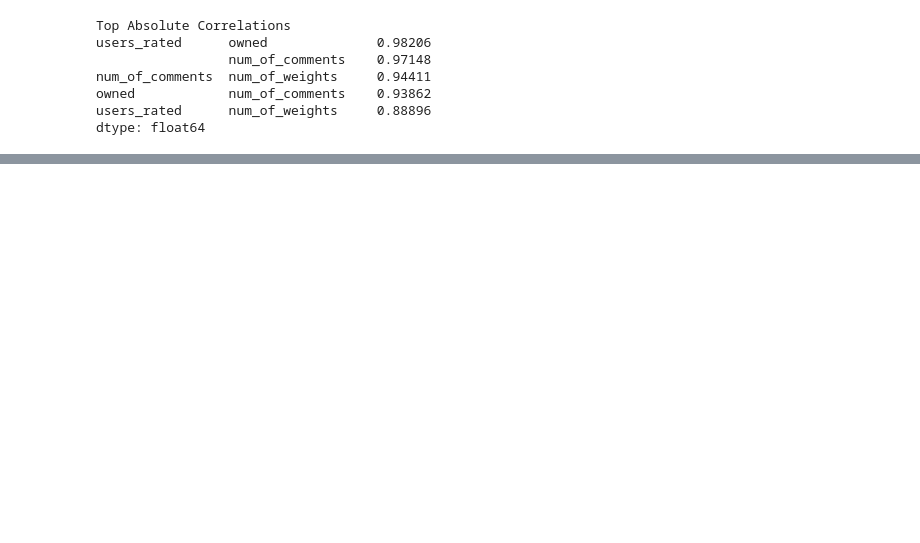
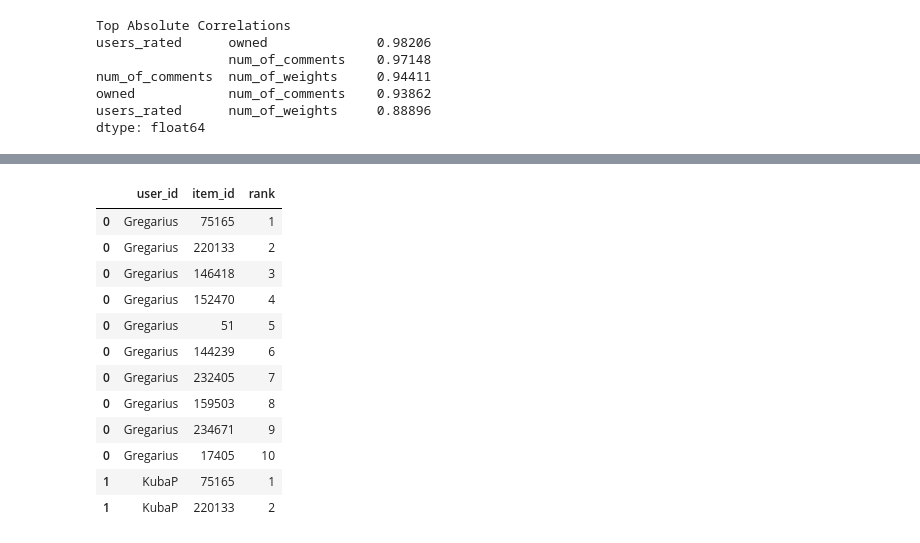
Before and after one commit to e-dracheva/chat-bot_Boardgame_Recommender, a Jupyter notebook: board_game_recommender_notebook.ipynb, the cells around one changed output, grey strips where cells are left out. Drawn from its saved outputs; the diff is of its cells as text; code cells hidden in the pictures; blank space fills up the shorter version.

```diff
--- a/board_game_recommender_notebook.ipynb
+++ b/board_game_recommender_notebook.ipynb
@@ -255,0 +480,13 @@ MAP@10 = 0.031380417300205604
+# %%
+def generate_implicit_recs_mapper(model, train_matrix, N, user_mapping, item_inv_mapping):
+    def _recs_mapper(user):
+        user_id = user_mapping[user]
+        recs = model.recommend(user_id,
+                               train_matrix,
+                               N=N,
+                               filter_already_liked_items=True)
+        return [item_inv_mapping[item] for item in recs[0]]
+    return _recs_mapper
+# %%
+mapper = generate_implicit_recs_mapper(cosine_model, train_mat, top_N, users_mapping, items_inv_mapping)
+mapper
@@ -255,0 +495,5 @@ MAP@10 = 0.031380417300205604
+# %%
+%time
+recs = pd.DataFrame({'user_id': test['user_id'].unique()})
+recs['item_id'] = recs['user_id'].map(mapper)
+recs
@@ -255,0 +516,18 @@ MAP@10 = 0.031380417300205604
+# %%
+recs = recs.explode('item_id')
+recs['rank'] = recs.groupby('user_id').cumcount() + 1
+recs.head(top_N + 2)
+# %% [output]
+|  | user_id | item_id | rank |
+| 0 | Gregarius | 75165 | 1 |
+| 0 | Gregarius | 220133 | 2 |
+| 0 | Gregarius | 146418 | 3 |
+| 0 | Gregarius | 152470 | 4 |
+| 0 | Gregarius | 51 | 5 |
+| 0 | Gregarius | 144239 | 6 |
+| 0 | Gregarius | 232405 | 7 |
+| 0 | Gregarius | 159503 | 8 |
+| 0 | Gregarius | 234671 | 9 |
+| 0 | Gregarius | 17405 | 10 |
+| 1 | KubaP | 75165 | 1 |
+| 1 | KubaP | 220133 | 2 |
```
Also changed, not shown: parts of 36 cells of this notebook.
